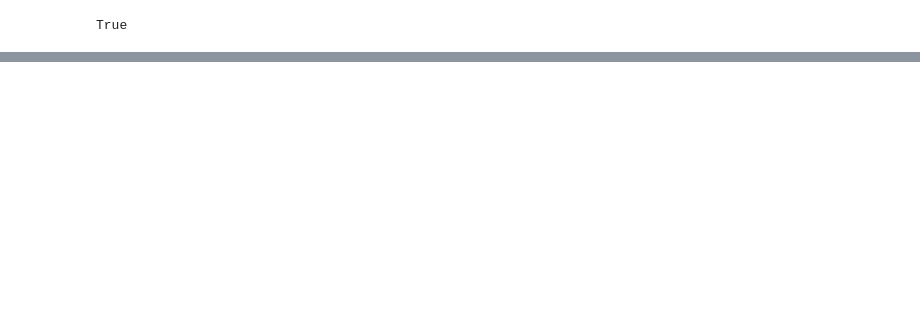
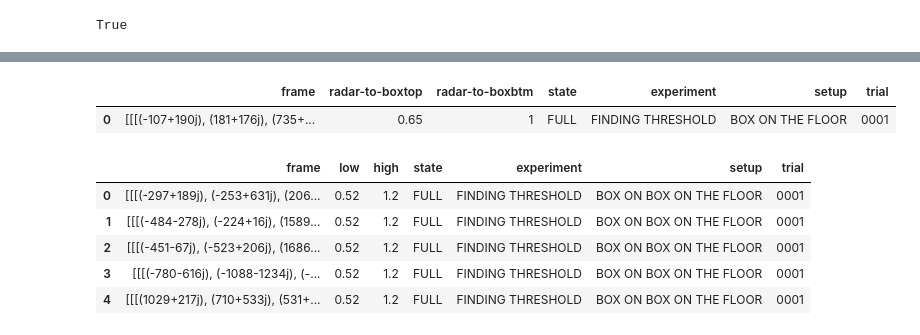
Before and after one commit to arlaptiev/sk_mmwave, a Jupyter notebook: sandbox.ipynb, the cells around one changed output, grey strips where cells are left out. Saved outputs shown, nothing was run; the diff lists cells and outputs as text; code cells hidden in the pictures; blank space fills up the shorter version.

```diff
--- a/sandbox.ipynb
+++ b/sandbox.ipynb
@@ -120,0 +226,17 @@ True
+# %%
+df.loc[-1] = [frame, LOW, HIGH, STATE, EXPERIMENT, SETUP, TRIAL]
+df.index = df.index + 1  # shifting index
+df = df.sort_index()  # sorting by index
+df.tail()
+# %% [output]
+|  | frame | radar-to-boxtop | radar-to-boxbtm | state | experiment | setup | trial |
+| 0 | [[[(-107+190j), (181+176j), (735+... | 0.65 | 1 | FULL | FINDING THRESHOLD | BOX ON THE FLOOR | 0001 |
+# %%
+df.head()
+# %% [output]
+|  | frame | low | high | state | experiment | setup | trial |
+| 0 | [[[(-297+189j), (-253+631j), (206... | 0.52 | 1.2 | FULL | FINDING THRESHOLD | BOX ON BOX ON THE FLOOR | 0001 |
+| 1 | [[[(-484-278j), (-224+16j), (1589... | 0.52 | 1.2 | FULL | FINDING THRESHOLD | BOX ON BOX ON THE FLOOR | 0001 |
+| 2 | [[[(-451-67j), (-523+206j), (1686... | 0.52 | 1.2 | FULL | FINDING THRESHOLD | BOX ON BOX ON THE FLOOR | 0001 |
+| 3 | [[[(-780-616j), (-1088-1234j), (-... | 0.52 | 1.2 | FULL | FINDING THRESHOLD | BOX ON BOX ON THE FLOOR | 0001 |
+| 4 | [[[(1029+217j), (710+533j), (531+... | 0.52 | 1.2 | FULL | FINDING THRESHOLD | BOX ON BOX ON THE FLOOR | 0001 |
```
Also changed, not shown: parts of 9 cells of this notebook, 2 other files.
